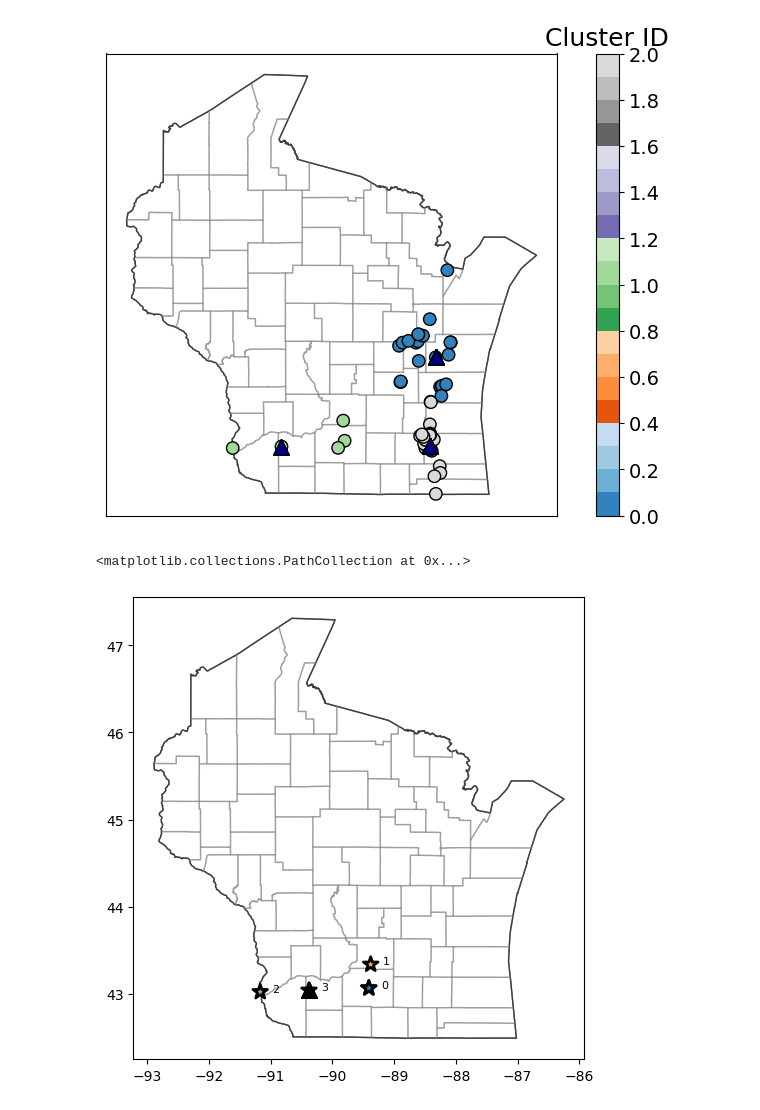
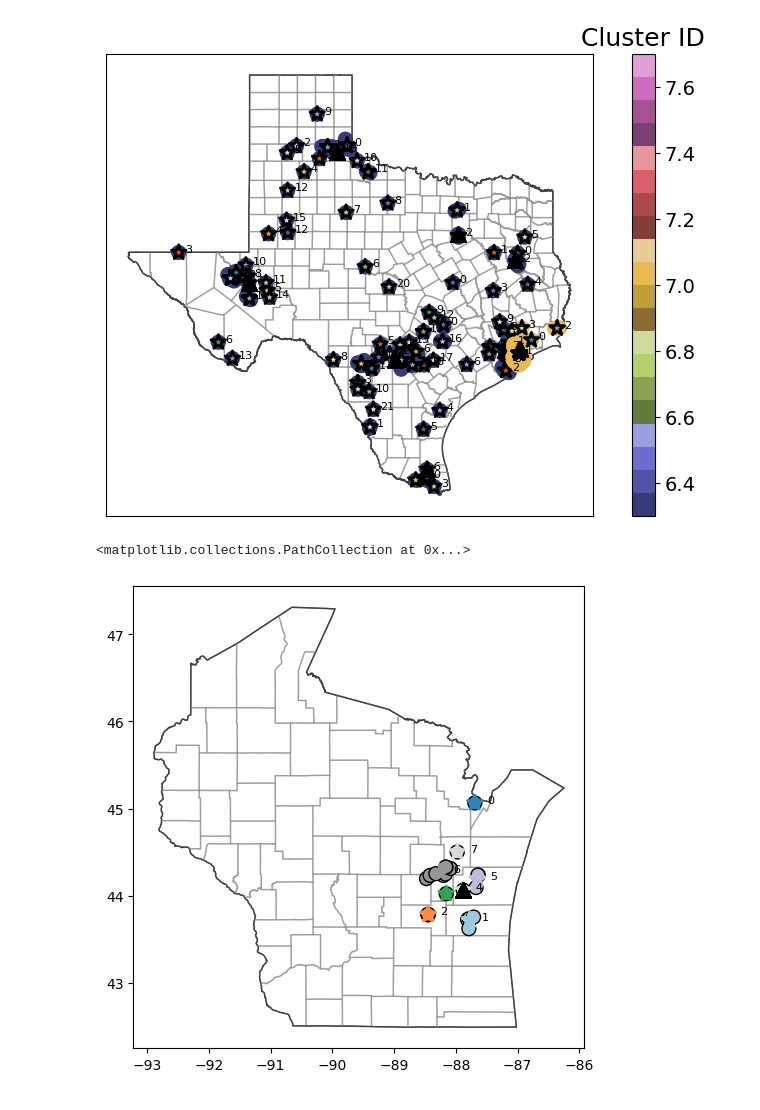
Before and after one commit to MuktaHardikar/WaterTAP3, a Jupyter notebook: watertap3/watertap3/pipe_transport_minimize.ipynb, the cells around one changed output. Cells and saved outputs as stored; diff of their text form; code cells hidden in the pictures.

```diff
--- a/watertap3/watertap3/pipe_transport_minimize.ipynb
+++ b/watertap3/watertap3/pipe_transport_minimize.ipynb
@@ -16,50 +17,71 @@ from IPython.display import clear_output
 from wells_dijkstra_algorithm import *
 import pprint
 # %%
-# Plot clusters in Wisconsin
-# Reading file with Wisconsin clusters
-
-df = pd.read_csv(r'\Users\mhardika\Documents\AMO\wi_kmeans_20Nov23.csv',index_col=0)
-state_df = df[df['state_alpha']=='WI'] #55
-# state_df = df[df['state_alpha']=='TX'] #48
+# Read state cluster and subcluster file
+df = pd.read_csv(r'\Users\mhardika\Documents\AMO\tx_kmeans_20Nov23.csv',index_col=0)
+state_df = df[df['state_alpha']=='TX'] #55
+# state_df = df[df['state_alpha']=='CT'] #48
 
 us_counties = gp.read_file(r'\Users\mhardika\Documents\AMO\GeoToolAll_Methods\GeoData\US_County_Boundaries\US_CountyBndrys.shp')
 us_counties = us_counties.to_crs("EPSG:4326")
 us_states = gp.read_file(r'C:\Users\mhardika\Documents\AMO\2050\analysis_files\tl_rd22_us_state\tl_rd22_us_state.shp')
 
-state_code = '55'
+state_code_df =  pd.read_csv(r'/Users/mhardika/Documents/watertap3/WaterTAP3/watertap3/watertap3/data/state_geocode.csv',index_col='abbv')
+abbv_code = state_df.state_alpha.map(state_code_df.state_id)
+# state_code_df
+
+state_code = f'{abbv_code[0]:02d}'
 state_geo = us_counties.loc[us_counties['STATEFP']==state_code]
 state_border = us_states.loc[us_states['STATEFP']==state_code]
 
 centers_long = []
 centers_lat = []
 
 for idx , row in state_df.iterrows():
     centers_long.append(row['centroid_long'])
     centers_lat.append(row['centroid_lat'])
 
 fig, ax = plt.subplots( figsize = (10,6))
 ax.axes.set_facecolor(color='white')
 
-cm = plt.cm.get_cmap('tab20c')
+cm = plt.cm.get_cmap('tab20b')
 
 state_border.plot(ax=ax,facecolor ='none',edgecolor ='black')
 state_geo.plot(ax=ax,facecolor ='none',edgecolor ='gray',alpha = 0.5)
 
-sc = ax.scatter(x = state_df['Longitude'], y = state_df['Latitude'], c= state_df['cluster_id'].values, s=80, cmap=cm,edgecolor ='black')
-ax.scatter(centers_long, centers_lat, c='darkblue', s=120, marker = '^',edgecolor ='black')
+# sc = ax.scatter(x = state_df['Longitude'], y = state_df['Latitude'], c= state_df['cluster_id'].values, s=80, cmap=cm, edgecolor ='black')
 
-ax.scatter(x = state_df['Longitude'], y = state_df['Latitude'], c = 'lightblue', s=80, cmap=cm,edgecolor ='black',alpha = 0)
+# ax.scatter(centers_long, centers_lat, c='darkblue', s=120, marker = '^',edgecolor ='black')
+
+# ax.scatter(x = state_df['Longitude'], y = state_df['Latitude'], c = 'lightblue', s=80, cmap=cm, alpha = 0.8)
+
+
+
+for cluster in df['cluster_id'].unique():
+    df_0 = state_df[(state_df['cluster_id']==cluster)]
+
+    sc = ax.scatter(x = df_0['Longitude'], y = df_0['Latitude'], s=100,
+                c=df_0['cluster_id'].values,cmap=cm)
+
+    for i, txt in enumerate(df_0['sub_cluster_id'].unique()):
+        ax.annotate(txt,
+                    (df_0[df_0['sub_cluster_id']==i]['sub_cluster_long'].values[0]+0.2,
+                    df_0[df_0['sub_cluster_id']==i]['sub_cluster_lat'].values[0]),fontsize =8)
+        # print(i,txt)
+    ax.scatter(df_0['sub_cluster_long'].values, df_0['sub_cluster_lat'].values,
+            c=df_0['sub_cluster_id'].values,marker='*',s=120,cmap='tab20c',linewidths=2,edgecolor ='black')
+
+    ax.scatter(df_0['centroid_long'], df_0['centroid_lat'], c='black', s=120, marker = '^',edgecolor ='black')
 
 # cbaxes = fig.add_axes([0.1, 0.1, 0.03, 0.8])
-cbar = plt.colorbar(sc,ax=ax,ticks = plt.MaxNLocator(11))
+cbar = plt.colorbar(sc,ax=ax,ticks = plt.MaxNLocator(len(state_df['cluster_id'].unique())))
 cbar.ax.set_title('Cluster ID',fontsize = 18)
 cbar.ax.tick_params(labelsize=14)
 
 plt.tick_params(left = False, right = False , labelleft = False ,
                 labelbottom = False, bottom = False)
 # %% [output]
-[figure, old version]
+[figure, new version]
 # %%
 # def find_centroid(coords,cluster_range = 5):
 #     kms_per_radian = 6371.0088
@@ -113,9 +135,9 @@ cm = plt.cm.get_cmap('tab20c')
 state_border.plot(ax=ax,facecolor ='none',edgecolor ='black')
 state_geo.plot(ax=ax,facecolor ='none',edgecolor ='gray',alpha = 0.5)
 
-wi_df_0 = state_df[(state_df['cluster_id']==1)]
-# sc = ax.scatter(x = wi_df_0['Longitude'], y = wi_df_0['Latitude'], s=100,
-#                 c=wi_df_0['sub_cluster_id'].values,cmap=cm,edgecolor ='black')
+wi_df_0 = state_df[(state_df['cluster_id']==0)]
+sc = ax.scatter(x = wi_df_0['Longitude'], y = wi_df_0['Latitude'], s=100,
+                c=wi_df_0['sub_cluster_id'].values,cmap=cm,edgecolor ='black')
 
 for i, txt in enumerate(wi_df_0['sub_cluster_id'].unique()):
     ax.annotate(txt,
@@ -124,11 +146,11 @@ for i, txt in enumerate(wi_df_0['sub_cluster_id'].unique()):
     # print(i,txt)
 
 ax.scatter(wi_df_0['sub_cluster_long'].values,  wi_df_0['sub_cluster_lat'].values,
-           c=wi_df_0['sub_cluster_id'].values,marker='*',s=120,cmap='tab20c',edgecolor ='black',linewidths=2)
+           c=wi_df_0['sub_cluster_id'].values,marker='*',s=120,cmap='tab20c',linewidths=2)
 ax.scatter(wi_df_0['centroid_long'], wi_df_0['centroid_lat'], c='black', s=120, marker = '^',edgecolor ='black')
 # %% [output]
 <matplotlib.collections.PathCollection at 0x...>
-[figure, old version]
+[figure, new version]
 # %%
 # state_df['sub_cluster_id'] = sub_cluster_df['sub_cluster_id']
 state_df.head(2)
```
Also changed, not shown: parts of 16 cells of this notebook, 3 other files.
